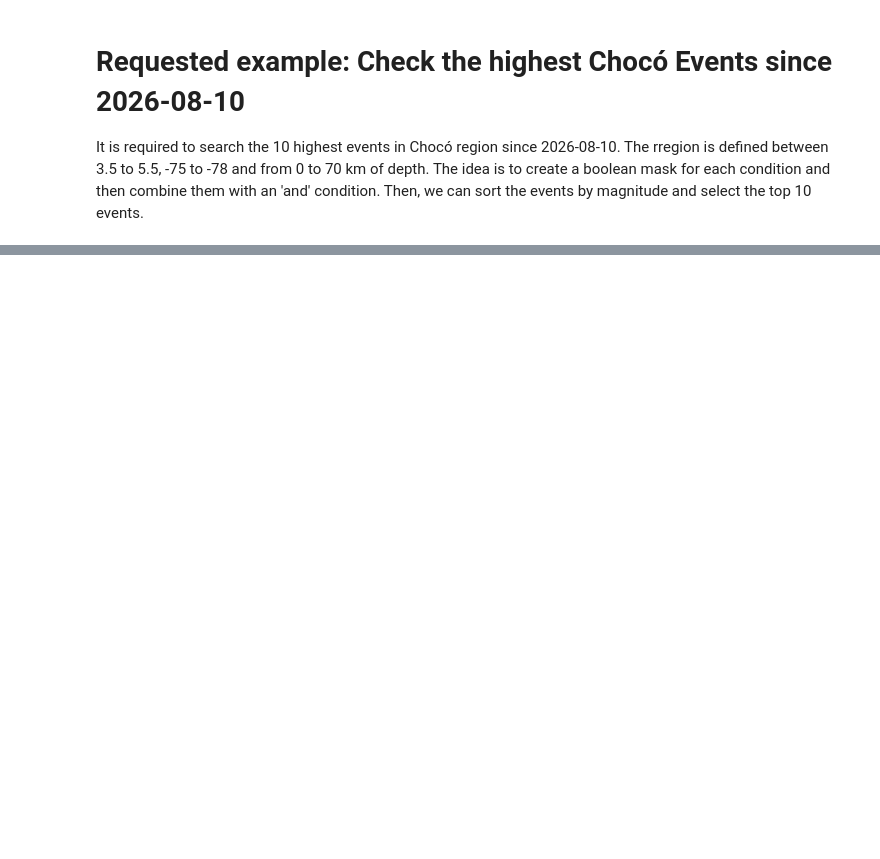
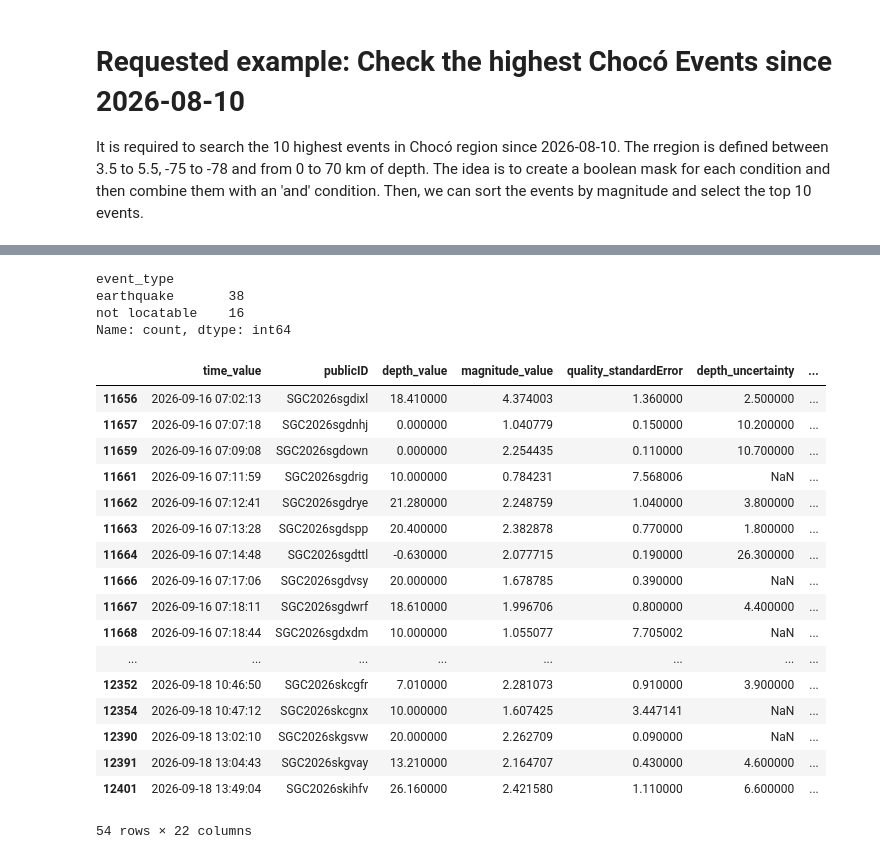
Before and after one commit to KenethGarcia/Revision_Sismicidad_SGC, a Jupyter notebook: notebooks/Vectorization_vs_Parallelization.ipynb, the cells around one changed output, grey strips where cells are left out. Saved outputs shown, nothing was run; the diff lists cells and outputs as text; code cells hidden in the pictures; blank space fills up the shorter version.

```diff
--- a/notebooks/Vectorization_vs_Parallelization.ipynb
+++ b/notebooks/Vectorization_vs_Parallelization.ipynb
@@ -2009,0 +2010,52 @@ Top 10 highest events in Chocó region since 2026-08-10:
+# %%
+# Filter events since 2021-08-26
+events_2021 = event_df3[event_df3['time_value'] >= '2026-09-16']
+# Filter events for 'earthquake'
+events_eq = events_2021[events_2021['event_type'].isin(['earthquake', 'not locatable'])]
+# Create a boolean mask for the Chocó region
+lat_min, lat_max, lon_min, lon_max = 5.5, 7.0, -79.0, -77.0
+# Create a boolean mask for events inside the Bucaramanga nest
+lat_mask = build_quality_mask(
+    events=events_eq,
+    column='latitude_value',
+    mode='between',
+    lower=lat_min,
+    upper=lat_max
+)
+lon_mask = build_quality_mask(
+    events=events_eq,
+    column='longitude_value',
+    mode='between',
+    lower=lon_min,
+    upper=lon_max
+)
+combined_mask = combine_masks([lat_mask, lon_mask], logic="and")
+bs_events = events_eq[combined_mask]
+# Show statistics about how many earthquakes, not locatable are there
+print(bs_events['event_type'].value_counts())
+# %% [output]
+event_type
+earthquake       38
+not locatable    16
+Name: count, dtype: int64
+# %%
+bs_events
+# %% [output]
+|  | time_value | publicID | depth_value | magnitude_value | quality_standardError | depth_uncertainty | ... |
+| 11656 | 2026-09-16 07:02:13 | SGC2026sgdixl | 18.410000 | 4.374003 | 1.360000 | 2.500000 | ... |
+| 11657 | 2026-09-16 07:07:18 | SGC2026sgdnhj | 0.000000 | 1.040779 | 0.150000 | 10.200000 | ... |
+| 11659 | 2026-09-16 07:09:08 | SGC2026sgdown | 0.000000 | 2.254435 | 0.110000 | 10.700000 | ... |
+| 11661 | 2026-09-16 07:11:59 | SGC2026sgdrig | 10.000000 | 0.784231 | 7.568006 | NaN | ... |
+| 11662 | 2026-09-16 07:12:41 | SGC2026sgdrye | 21.280000 | 2.248759 | 1.040000 | 3.800000 | ... |
+| 11663 | 2026-09-16 07:13:28 | SGC2026sgdspp | 20.400000 | 2.382878 | 0.770000 | 1.800000 | ... |
+| 11664 | 2026-09-16 07:14:48 | SGC2026sgdttl | -0.630000 | 2.077715 | 0.190000 | 26.300000 | ... |
+| 11666 | 2026-09-16 07:17:06 | SGC2026sgdvsy | 20.000000 | 1.678785 | 0.390000 | NaN | ... |
+| 11667 | 2026-09-16 07:18:11 | SGC2026sgdwrf | 18.610000 | 1.996706 | 0.800000 | 4.400000 | ... |
+| 11668 | 2026-09-16 07:18:44 | SGC2026sgdxdm | 10.000000 | 1.055077 | 7.705002 | NaN | ... |
+| ... | ... | ... | ... | ... | ... | ... | ... |
+| 12352 | 2026-09-18 10:46:50 | SGC2026skcgfr | 7.010000 | 2.281073 | 0.910000 | 3.900000 | ... |
+| 12354 | 2026-09-18 10:47:12 | SGC2026skcgnx | 10.000000 | 1.607425 | 3.447141 | NaN | ... |
+| 12390 | 2026-09-18 13:02:10 | SGC2026skgsvw | 20.000000 | 2.262709 | 0.090000 | NaN | ... |
+| 12391 | 2026-09-18 13:04:43 | SGC2026skgvay | 13.210000 | 2.164707 | 0.430000 | 4.600000 | ... |
+| 12401 | 2026-09-18 13:49:04 | SGC2026skihfv | 26.160000 | 2.421580 | 1.110000 | 6.600000 | ... |
+54 rows × 22 columns
```
Also changed, not shown: parts of 39 cells of this notebook.
